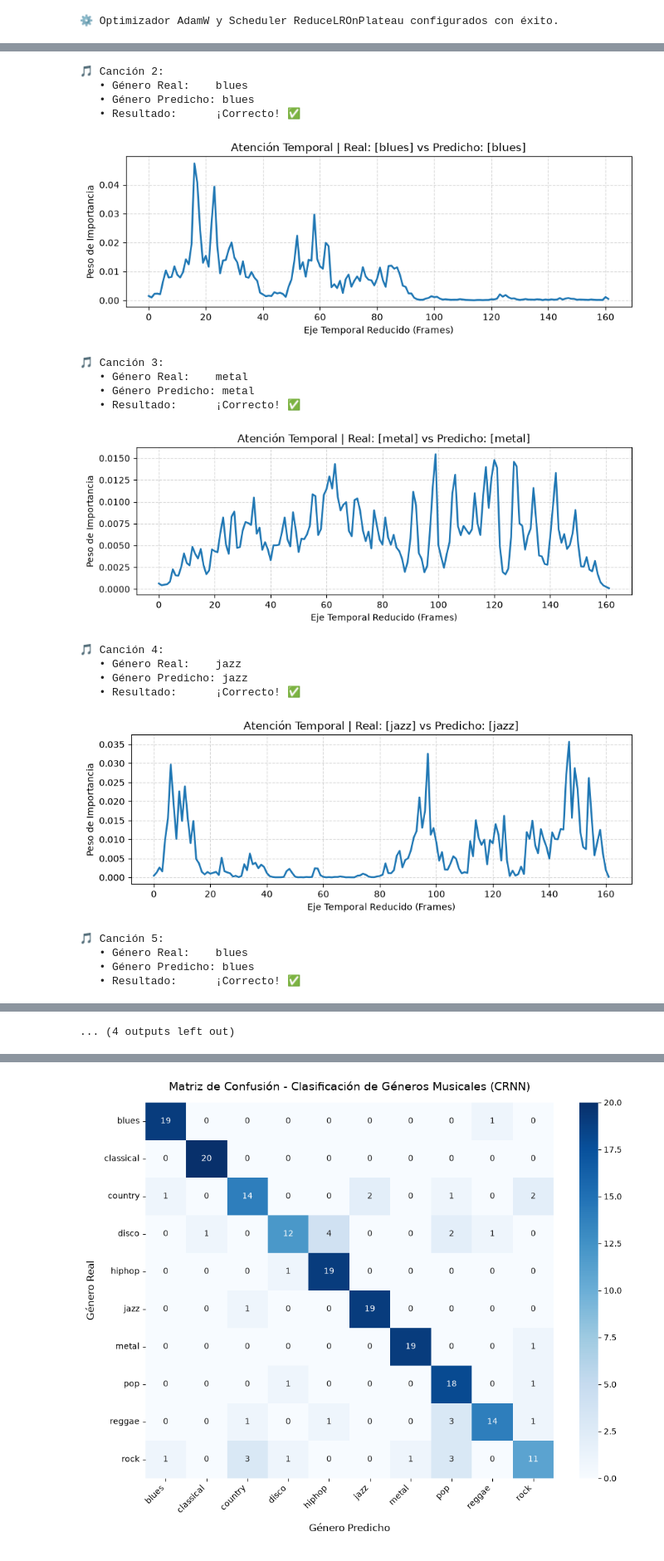
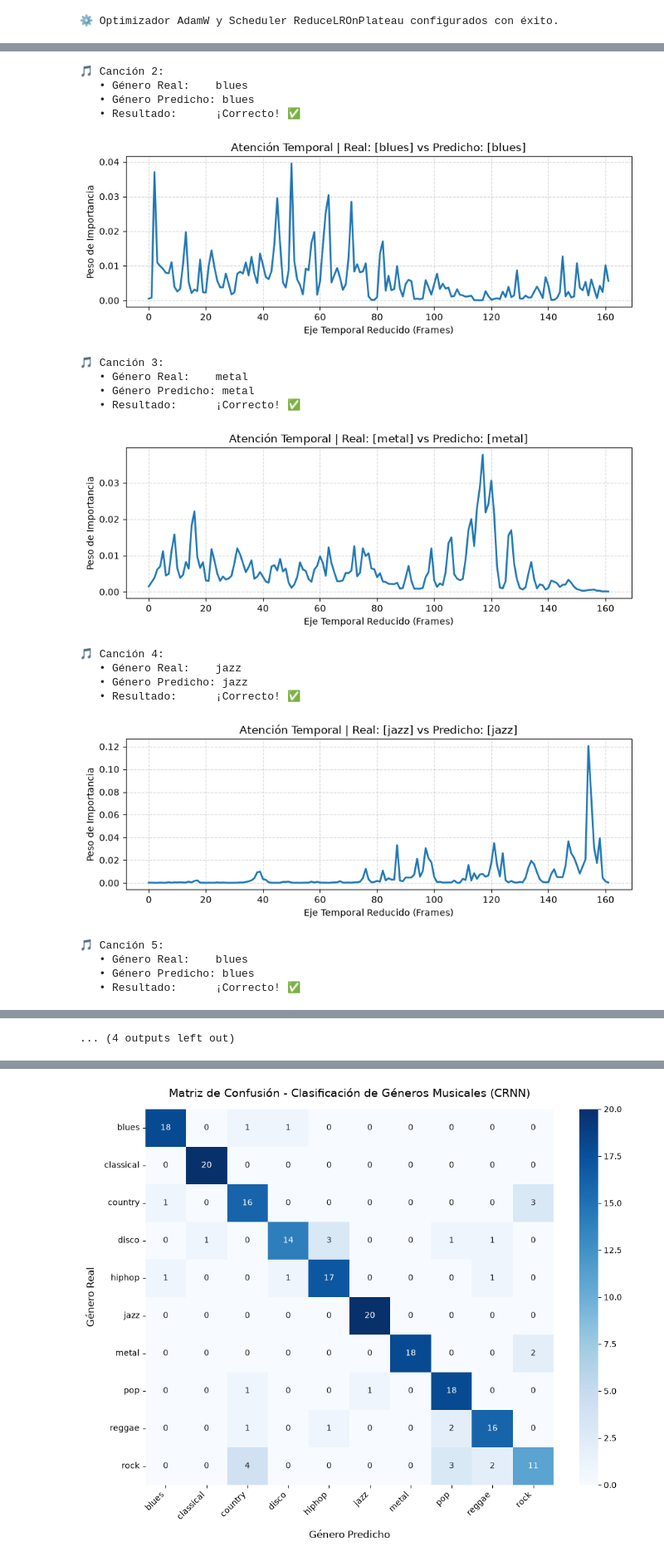
Before and after one commit to waltergsotelo/aprendizaje_profundo, a Jupyter notebook: TP_3.ipynb, the cells around one changed output, grey strips where cells are left out. Shown at 83% size. Cells and saved outputs as stored; diff of their text form; code cells hidden in the pictures.

```diff
--- a/TP_3.ipynb
+++ b/TP_3.ipynb
@@ -310,14 +333,26 @@ class MultiBranchAudioDataset(Dataset):
                 librosa.feature.delta(mel_db, order=2)
             ])
 
-            # --- RAMA 2: CHROMA + CONTRASTE (12 + 7 = 19 bandas) ---
+            # --- RAMA 2: CHROMA + CONTRASTE + FEATURES EXTRA (28 bandas) ---
             chroma = librosa.feature.chroma_stft(y=y, sr=sr, n_fft=n_fft, hop_length=hop_length)
             contrast = librosa.feature.spectral_contrast(y=y, sr=sr, n_fft=n_fft, hop_length=hop_length)
 
             chroma = (chroma - chroma.mean()) / (chroma.std() + 1e-6)
             contrast = (contrast - contrast.mean()) / (contrast.std() + 1e-6)
 
-            cc_combined = np.concatenate((chroma, contrast), axis=0)
+            # 1. Extracción de los nuevos contornos temporales
+            tonnetz = librosa.feature.tonnetz(y=y, sr=sr, chroma=chroma) # Aprovecha el chroma ya calculado
+            rms = librosa.feature.rms(y=y, hop_length=hop_length)
+            zcr = librosa.feature.zero_crossing_rate(y=y, hop_length=hop_length)
+            rolloff = librosa.feature.spectral_rolloff(y=y, sr=sr, hop_length=hop_length, roll_percent=0.85)
+
+            # 2. Normalización estandarizada (Crucial al mezclar distintas unidades)
+            tonnetz = (tonnetz - tonnetz.mean()) / (tonnetz.std() + 1e-6)
+            rms = (rms - rms.mean()) / (rms.std() + 1e-6)
+            zcr = (zcr - zcr.mean()) / (zcr.std() + 1e-6)
+            rolloff = (rolloff - rolloff.mean()) / (rolloff.std() + 1e-6)
+
+            cc_combined = np.concatenate((chroma, contrast, tonnetz, rms, zcr, rolloff), axis=0)
             cc_stack = np.stack([
                 cc_combined,
                 librosa.feature.delta(cc_combined),
@@ -371,7 +406,7 @@ class MultiBranchAudioDataset(Dataset):
             # Retornar tensores de ceros con las dimensiones exactas para no romper el Batch
             return (
                 torch.zeros((3, 128, self.max_time_frames)),
-                torch.zeros((3, 19, self.max_time_frames)),
+                torch.zeros((3, 28, self.max_time_frames)),
                 torch.tensor(0, dtype=torch.long)
             )
 # %%
@@ -415,28 +450,28 @@ class MusicGenreCRNN_MultiBranch(nn.Module):
         )
         # Salida Mel aplanada: 128 canales * 16 bandas = 2048 características
 
-        # --- RAMA 2: Procesador de Chroma y Contraste (Entrada: 3 x 19 x Time) ---
+        # --- RAMA 2: Procesador de Chroma, Contraste y features extra (3 x 28 x Time) ---
         self.cc_cnn = nn.Sequential(
             nn.Conv2d(3, 16, kernel_size=3, padding=1),
             nn.BatchNorm2d(16),
             nn.ReLU(),
-            nn.MaxPool2d((2, 2)), # Bandas: 19 -> 9 | Tiempo / 2
+            nn.MaxPool2d((2, 2)), # Bandas: 28 -> 14 | Tiempo / 2
 
             nn.Conv2d(16, 32, kernel_size=3, padding=1),
             nn.BatchNorm2d(32),
             nn.ReLU(),
-            nn.MaxPool2d((2, 2)), # Bandas: 9 -> 4 | Tiempo / 4
+            nn.MaxPool2d((2, 2)), # Bandas: 14 -> 7 | Tiempo / 4
 
-            # Usamos un MaxPool que solo reduce el tiempo (1, 2) para no destruir las 4 bandas restantes
+            # Reducir solo tiempo en esta etapa para preservar las bandas restantes.
             nn.Conv2d(32, 64, kernel_size=3, padding=1),
             nn.BatchNorm2d(64),
             nn.ReLU(),
-            nn.MaxPool2d((1, 2)), # Bandas: 4 -> 4 | Tiempo / 8
+            nn.MaxPool2d((1, 2)), # Bandas: 7 -> 7 | Tiempo / 8
         )
-        # Salida CC aplanada: 64 canales * 4 bandas = 256 características
+        # Con 28 bandas de entrada, la rama CC sale con 64 canales * 7 bandas.
 
         # --- FUSIÓN TARDÍA Y RNN ---
-        self.rnn_input_size = 2048 + 256 # Tamaño combinado: 2304
+        self.rnn_input_size = 2048 + (64 * 7) # Mel: 2048; CC: 448; total: 2496.
 
         self.rnn = nn.GRU(
             input_size=self.rnn_input_size,
@@ -456,7 +491,7 @@ class MusicGenreCRNN_MultiBranch(nn.Module):
 
         # 1. Pasar datos por sus respectivas ramas
         mel_out = self.mel_cnn(mel_input) # [Batch, 128, 16, Reduced_Time]
-        cc_out = self.cc_cnn(cc_input)    # [Batch, 64, 4, Reduced_Time]
+        cc_out = self.cc_cnn(cc_input)    # [Batch, 64, 7, Reduced_Time]
 
         # 2. Reordenar y aplanar para la RNN [Batch, Reduced_Time, Features]
         mel_out = mel_out.permute(0, 3, 1, 2).reshape(batch_size, mel_out.size(3), -1)
@@ -560,7 +593,7 @@ for epoch in range(num_epochs):
 
         optimizer.step()
 
-        running_loss += loss.item() * inputs.size(0)
+        running_loss += loss.item() * labels.size(0)
         _, predicted = torch.max(outputs, 1)
         total_train += labels.size(0)
         correct_train += (predicted == labels).sum().item()
@@ -586,7 +619,7 @@ for epoch in range(num_epochs):
             outputs, _ = model(mel_inputs, cc_inputs)
             loss = criterion(outputs, labels)
 
-            val_loss += loss.item() * inputs.size(0)
+            val_loss += loss.item() * labels.size(0)
             _, predicted = torch.max(outputs, 1)
             total_val += labels.size(0)
             correct_val += (predicted == labels).sum().item()
@@ -727,7 +760,7 @@ with torch.no_grad():
         _, predicted = torch.max(outputs, 1)
 
         # Iterar sobre las canciones de este batch
-        for i in range(inputs.size(0)):
+        for i in range(mel_inputs.size(0)):
             pred_idx = predicted[i].item()
             true_idx = labels[i].item()
 
@@ -775,18 +808,18 @@ with torch.no_grad():
 🎵 Canción 2:
    • Género Real:    blues
    • Género Predicho: blues
    • Resultado:      ¡Correcto! ✅
-[figure, old version]
+[figure, new version]
 🎵 Canción 3:
    • Género Real:    metal
    • Género Predicho: metal
    • Resultado:      ¡Correcto! ✅
-[figure, old version]
+[figure, new version]
 🎵 Canción 4:
    • Género Real:    jazz
    • Género Predicho: jazz
    • Resultado:      ¡Correcto! ✅
-[figure, old version]
+[figure, new version]
 🎵 Canción 5:
    • Género Real:    blues
    • Género Predicho: blues
```
Also changed, not shown: parts of 6 cells of this notebook.
